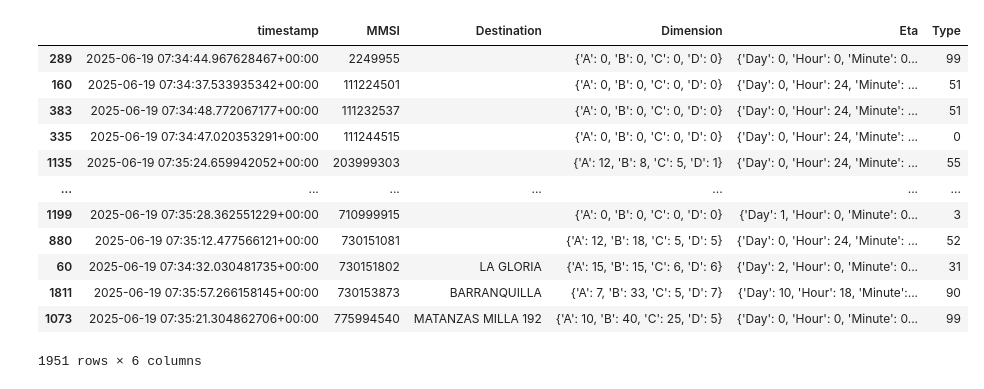
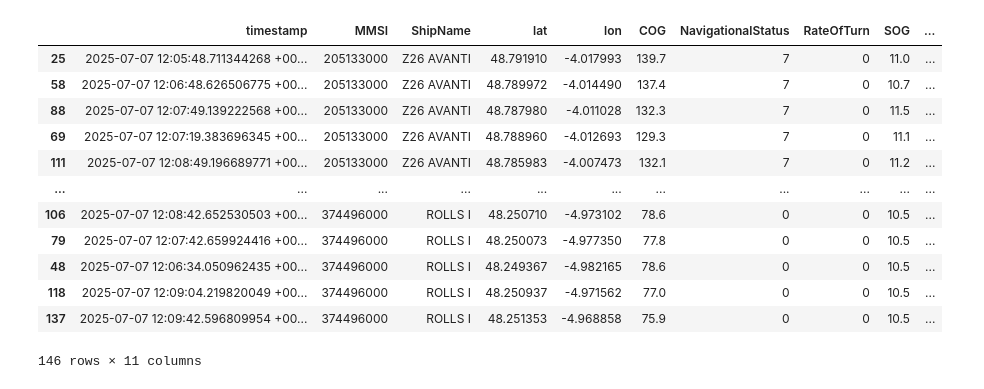
Before and after one commit to Lucas-PE/maritime-traffic-app, a Jupyter notebook: dataframe_test.ipynb, the cells around one changed output. Saved outputs shown, nothing was run; the diff lists cells and outputs as text; code cells hidden in the pictures.

```diff
--- a/dataframe_test.ipynb
+++ b/dataframe_test.ipynb
@@ -1,29 +1,30 @@
 # %%
 import pandas as pd
 import json
 import plotly.express as px
+import plotly.graph_objects as go
 
 df_position = pd.read_json("data/raw/ais_position.json")
 df_static = pd.read_json("data/raw/ais_static.json")
 df_types = pd.read_csv("data/raw/ais_ShipTypes.csv", sep=";")
 df_status = pd.read_csv("data/raw/ais_NavigationStatus.csv", sep=";")
 
 df_static['timestamp'] = pd.to_datetime(df_static['timestamp'].str.replace('UTC', ''), format='ISO8601')
-df_static.sort_values('MMSI')
+df_position.sort_values('MMSI')
 # %% [output]
-|  | timestamp | MMSI | Destination | Dimension | Eta | Type |
-| 289 | 2025-06-19 07:34:44.967628467+00:00 | 2249955 |  | {'A': 0, 'B': 0, 'C': 0, 'D': 0} | {'Day': 0, 'Hour': 0, 'Minute': 0... | 99 |
-| 160 | 2025-06-19 07:34:37.533935342+00:00 | 111224501 |  | {'A': 0, 'B': 0, 'C': 0, 'D': 0} | {'Day': 0, 'Hour': 24, 'Minute': ... | 51 |
-| 383 | 2025-06-19 07:34:48.772067177+00:00 | 111232537 |  | {'A': 0, 'B': 0, 'C': 0, 'D': 0} | {'Day': 0, 'Hour': 24, 'Minute': ... | 51 |
-| 335 | 2025-06-19 07:34:47.020353291+00:00 | 111244515 |  | {'A': 0, 'B': 0, 'C': 0, 'D': 0} | {'Day': 0, 'Hour': 24, 'Minute': ... | 0 |
-| 1135 | 2025-06-19 07:35:24.659942052+00:00 | 203999303 |  | {'A': 12, 'B': 8, 'C': 5, 'D': 1} | {'Day': 0, 'Hour': 24, 'Minute': ... | 55 |
-| ... | ... | ... | ... | ... | ... | ... |
-| 1199 | 2025-06-19 07:35:28.362551229+00:00 | 710999915 |  | {'A': 0, 'B': 0, 'C': 0, 'D': 0} | {'Day': 1, 'Hour': 0, 'Minute': 0... | 3 |
-| 880 | 2025-06-19 07:35:12.477566121+00:00 | 730151081 |  | {'A': 12, 'B': 18, 'C': 5, 'D': 5} | {'Day': 0, 'Hour': 24, 'Minute': ... | 52 |
-| 60 | 2025-06-19 07:34:32.030481735+00:00 | 730151802 | LA GLORIA | {'A': 15, 'B': 15, 'C': 6, 'D': 6} | {'Day': 2, 'Hour': 0, 'Minute': 0... | 31 |
-| 1811 | 2025-06-19 07:35:57.266158145+00:00 | 730153873 | BARRANQUILLA | {'A': 7, 'B': 33, 'C': 5, 'D': 7} | {'Day': 10, 'Hour': 18, 'Minute':... | 90 |
-| 1073 | 2025-06-19 07:35:21.304862706+00:00 | 775994540 | MATANZAS MILLA 192 | {'A': 10, 'B': 40, 'C': 25, 'D': 5} | {'Day': 0, 'Hour': 0, 'Minute': 0... | 99 |
+|  | timestamp | MMSI | ShipName | lat | lon | COG | NavigationalStatus | RateOfTurn | SOG | ... |
+| 25 | 2025-07-07 12:05:48.711344268 +00... | 205133000 | Z26 AVANTI | 48.791910 | -4.017993 | 139.7 | 7 | 0 | 11.0 | ... |
+| 58 | 2025-07-07 12:06:48.626506775 +00... | 205133000 | Z26 AVANTI | 48.789972 | -4.014490 | 137.4 | 7 | 0 | 10.7 | ... |
+| 88 | 2025-07-07 12:07:49.139222568 +00... | 205133000 | Z26 AVANTI | 48.787980 | -4.011028 | 132.3 | 7 | 0 | 11.5 | ... |
+| 69 | 2025-07-07 12:07:19.383696345 +00... | 205133000 | Z26 AVANTI | 48.788960 | -4.012693 | 129.3 | 7 | 0 | 11.1 | ... |
+| 111 | 2025-07-07 12:08:49.196689771 +00... | 205133000 | Z26 AVANTI | 48.785983 | -4.007473 | 132.1 | 7 | 0 | 11.2 | ... |
+| ... | ... | ... | ... | ... | ... | ... | ... | ... | ... | ... |
+| 106 | 2025-07-07 12:08:42.652530503 +00... | 374496000 | ROLLS I | 48.250710 | -4.973102 | 78.6 | 0 | 0 | 10.5 | ... |
+| 79 | 2025-07-07 12:07:42.659924416 +00... | 374496000 | ROLLS I | 48.250073 | -4.977350 | 77.8 | 0 | 0 | 10.5 | ... |
+| 48 | 2025-07-07 12:06:34.050962435 +00... | 374496000 | ROLLS I | 48.249367 | -4.982165 | 78.6 | 0 | 0 | 10.5 | ... |
+| 118 | 2025-07-07 12:09:04.219820049 +00... | 374496000 | ROLLS I | 48.250937 | -4.971562 | 77.0 | 0 | 0 | 10.5 | ... |
+| 137 | 2025-07-07 12:09:42.596809954 +00... | 374496000 | ROLLS I | 48.251353 | -4.968858 | 75.9 | 0 | 0 | 10.5 | ... |
-1951 rows × 6 columns
+146 rows × 11 columns
 # %%
 # Keep LATEST MMSI static data
 df_static_latest = df_static.sort_values("timestamp").drop_duplicates("MMSI", keep="last")
```
Also changed, not shown: parts of 3 cells of this notebook, 22 other files.
